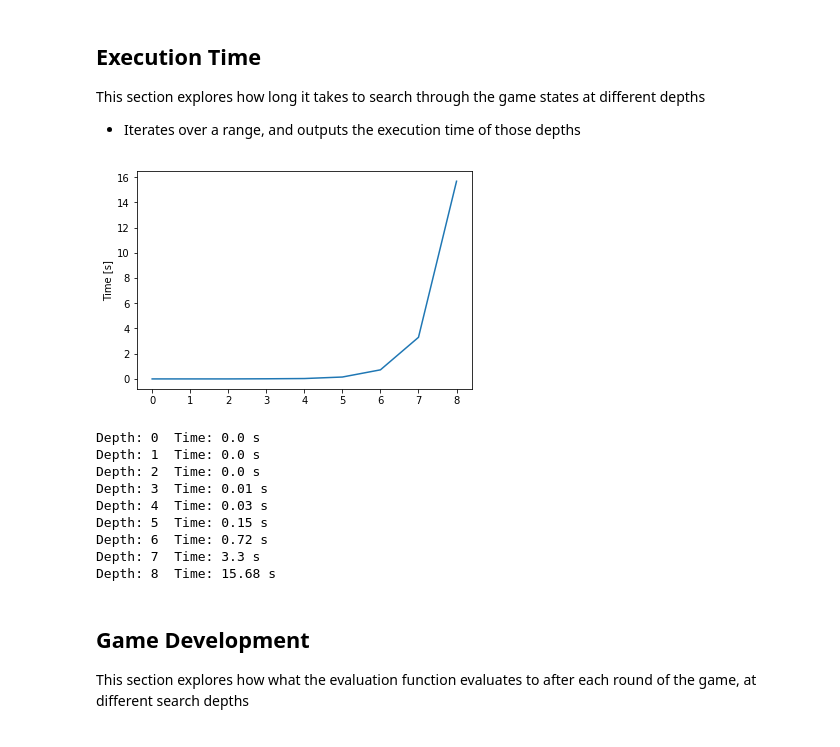
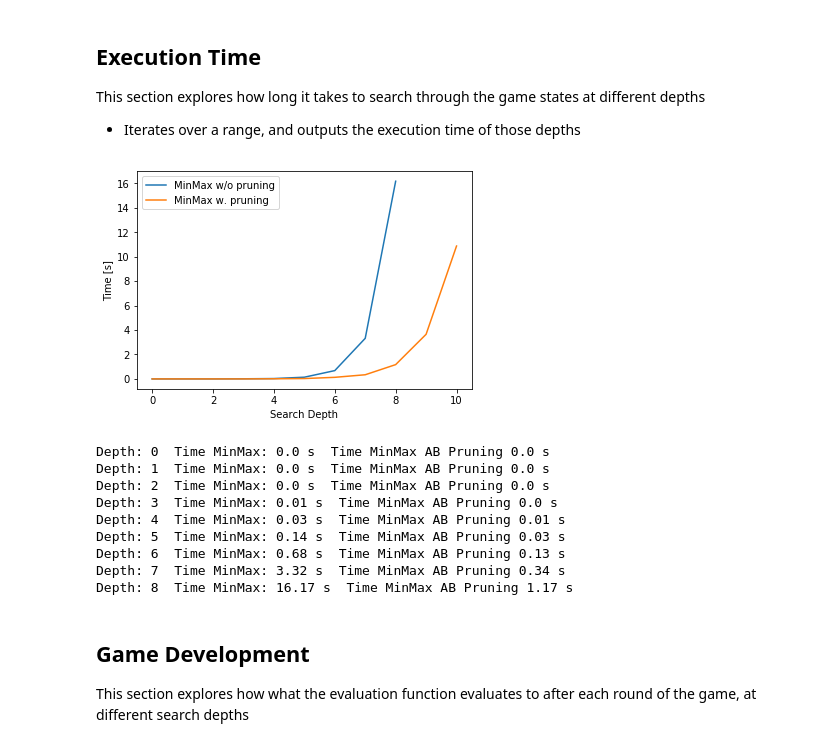
Before and after one commit to Holstrup/KalahaAI, a Jupyter notebook: AgentInspection.ipynb, the cells around one changed output. Saved outputs shown, nothing was run; the diff lists cells and outputs as text; code cells hidden in the pictures.

Commit message:
Alpha beta pruning + jupyter updates

```diff
--- a/AgentInspection.ipynb
+++ b/AgentInspection.ipynb
@@ -28,23 +28,42 @@ for i in range(0, 9, 1):
 
     depth.append(i)
     timings.append(round(end - start, 2))
+# %%
+AI = Agent()
+
+depth_ab = []
+timings_ab = []
+for i in range(0, 11, 1):
+    game = Kalaha()
+    AI.search_depth = i
+    start = time.time()
+
+    AI.find_next_move(game, pruning=True)
+
+    end = time.time()
+    depth_ab.append(i)
+    timings_ab.append(round(end - start, 2))
 # %%
-plt.plot(depth, timings)
+plt.plot(depth, timings, label = "MinMax w/o pruning")
+plt.plot(depth_ab, timings_ab, label = "MinMax w. pruning")
+
+plt.xlabel('Search Depth')
 plt.ylabel('Time [s]')
+plt.legend(loc="upper left")
 plt.show()
 for i, timing in enumerate(timings):
-    print("Depth: {}  Time: {} s".format(i, timing))
+    print("Depth: {}  Time MinMax: {} s  Time MinMax AB Pruning {} s".format(i, timing, timings_ab[i]))
 # %% [output]
-[figure, old version]
+[figure, new version]
-Depth: 0  Time: 0.0 s
-Depth: 1  Time: 0.0 s
-Depth: 2  Time: 0.0 s
-Depth: 3  Time: 0.01 s
-Depth: 4  Time: 0.03 s
-Depth: 5  Time: 0.15 s
-Depth: 6  Time: 0.72 s
-Depth: 7  Time: 3.3 s
-Depth: 8  Time: 15.68 s
+Depth: 0  Time MinMax: 0.0 s  Time MinMax AB Pruning 0.0 s
+Depth: 1  Time MinMax: 0.0 s  Time MinMax AB Pruning 0.0 s
+Depth: 2  Time MinMax: 0.0 s  Time MinMax AB Pruning 0.0 s
+Depth: 3  Time MinMax: 0.01 s  Time MinMax AB Pruning 0.0 s
+Depth: 4  Time MinMax: 0.03 s  Time MinMax AB Pruning 0.01 s
+Depth: 5  Time MinMax: 0.14 s  Time MinMax AB Pruning 0.03 s
+Depth: 6  Time MinMax: 0.68 s  Time MinMax AB Pruning 0.13 s
+Depth: 7  Time MinMax: 3.32 s  Time MinMax AB Pruning 0.34 s
+Depth: 8  Time MinMax: 16.17 s  Time MinMax AB Pruning 1.17 s
 # %% [markdown]
 ## Game Development
 
```
Also changed, not shown: parts of 7 cells of this notebook, 2 other files.
